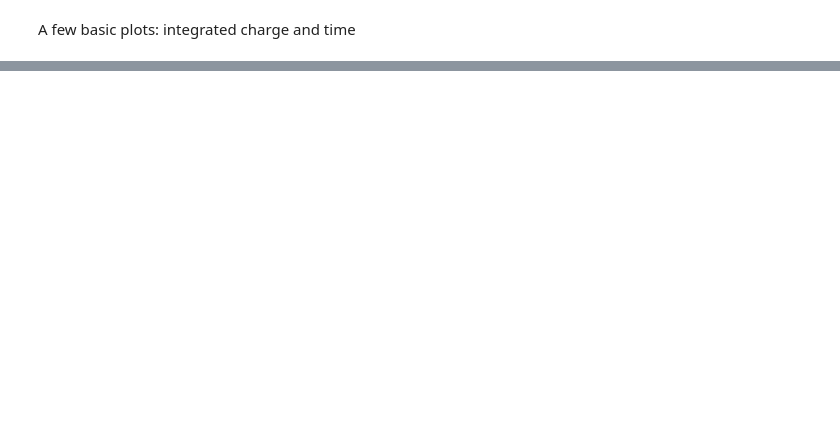
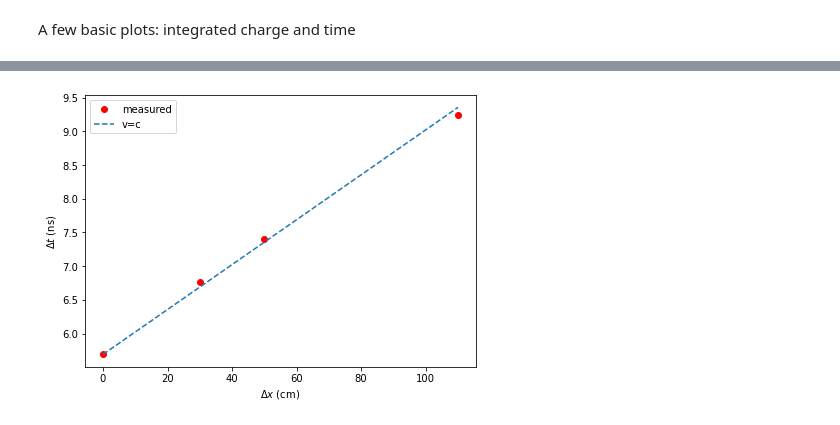
Before and after one commit to acolijn/DT5550_DAQ, a Jupyter notebook: analysis/decode_example.ipynb, the cells around one changed output, grey strips where cells are left out. Drawn from its saved outputs; the diff is of its cells as text; code cells hidden in the pictures; blank space fills up the shorter version.

```diff
--- a/analysis/decode_example.ipynb
+++ b/analysis/decode_example.ipynb
@@ -79,0 +114,14 @@ np.sqrt(dt[abs(dt-(-5.26))<10].var())/np.sqrt(2)
+# %%
+#
+# speed of light measurement with Na22 source
+#
+y0=5.69
+plt.figure(figsize=(7,5))
+plt.plot([0,30,50,110],[5.69, 6.77, 7.40, 9.24],'o',color='red',label='measured')
+plt.plot([0,110],[y0,y0+110/30],'--',label='v=c')
+plt.legend()
+plt.xlabel('$\Delta x$ (cm)')
+plt.ylabel('$\Delta t$ (ns)')
+plt.savefig('lightspeed.pdf')
+# %% [output]
+[figure, added]
```
Also changed, not shown: parts of 12 cells of this notebook, 7 other files.
